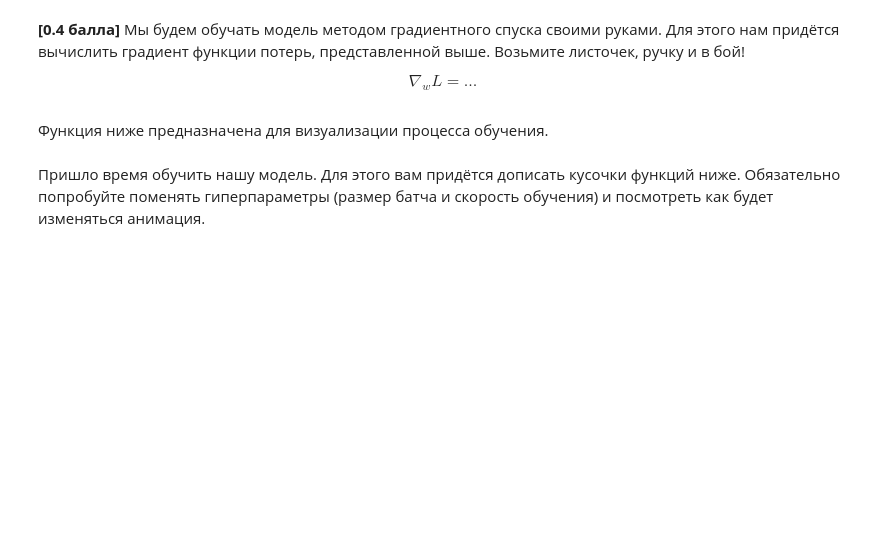
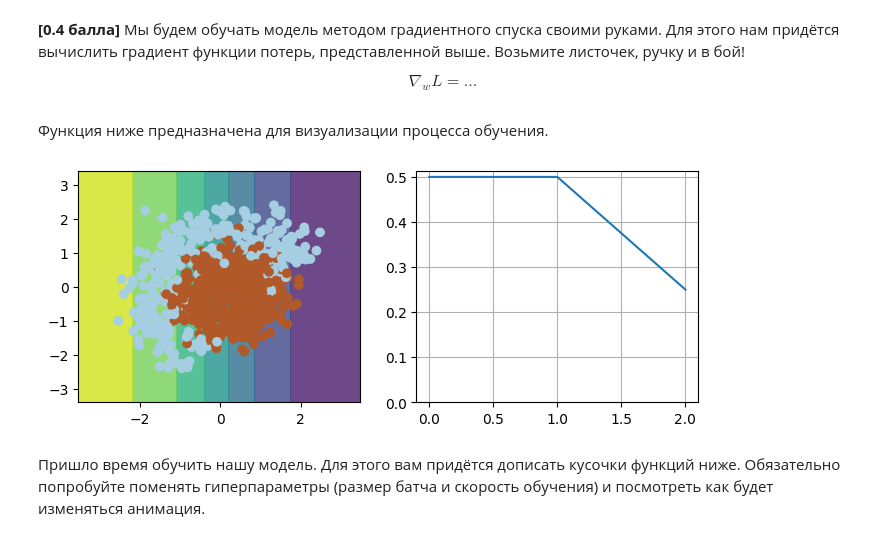
Before and after one commit to FUlyankin/deep_learning_pytorch, a Jupyter notebook: homework/hw1_basic_pytorch.ipynb, the cells around one changed output. Cells and saved outputs as stored; diff of their text form; code cells hidden in the pictures; blank space fills up the shorter version.

```diff
--- a/homework/hw1_basic_pytorch.ipynb
+++ b/homework/hw1_basic_pytorch.ipynb
@@ -193,3 +193,6 @@ plt.show()
+# %%
+X = torch.from_numpy(X)
+y = torch.from_numpy(y)
 # %% [markdown]
 __[0.25 балла]__ Рзбейте выборку на обучающую, валидационную и тестовую. Для обучающей и валидационной выборок заведите Dataset и DataLoader:
 
@@ -333,0 +351,4 @@ __место для картики и эмоции__
+# %%
+# добавим вектор из единичек
+X = np.hstack((X, np.ones(X.shape[0])[:,np.newaxis]))
+X
@@ -375,8 +414,9 @@ xx, yy = np.meshgrid(np.arange(x_min, x_max, h), np.arange(y_min, y_max, h))
 
 def visualize(X, y, w, history):
     """С помощью магии matplolib выдаёт красоты результатов классификации"""
-    Z = probability(expand(np.c_[xx.ravel(), yy.ravel()]), w)
+    Z = probability(np.c_[xx.ravel(), yy.ravel()], w[:-1])
     Z = Z.reshape(xx.shape)
+    plt.figure(figsize=(8,3))
     plt.subplot(1, 2, 1)
     plt.contourf(xx, yy, Z, alpha=0.8)
     plt.scatter(X[:, 0], X[:, 1], c=y, cmap=plt.cm.Paired)
@@ -390,6 +430,11 @@ def visualize(X, y, w, history):
     plt.ylim(0, ymax)
     display.clear_output(wait=True)
     plt.show()
+# %%
+dummy_weights = np.linspace(-1, 1, 3)
+visualize(X, y, dummy_weights, [0.5, 0.5, 0.25])
+# %% [output]
+[figure, added]
 # %% [markdown]
 Пришло время обучить нашу модель. Для этого вам придётся дописать кусочки функций ниже. Обязательно попробуйте поменять гиперпараметры (размер батча и скорость обучения) и посмотреть как будет изменяться анимация.
 # %% [markdown]
```
Also changed, not shown: parts of 11 cells of this notebook, 2 other files.
